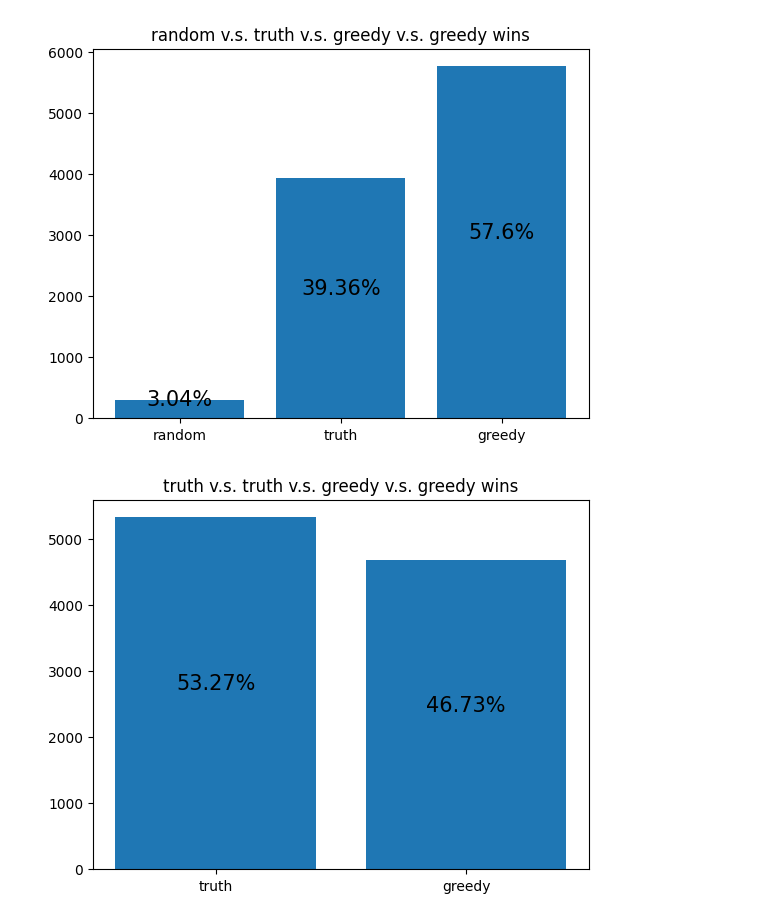
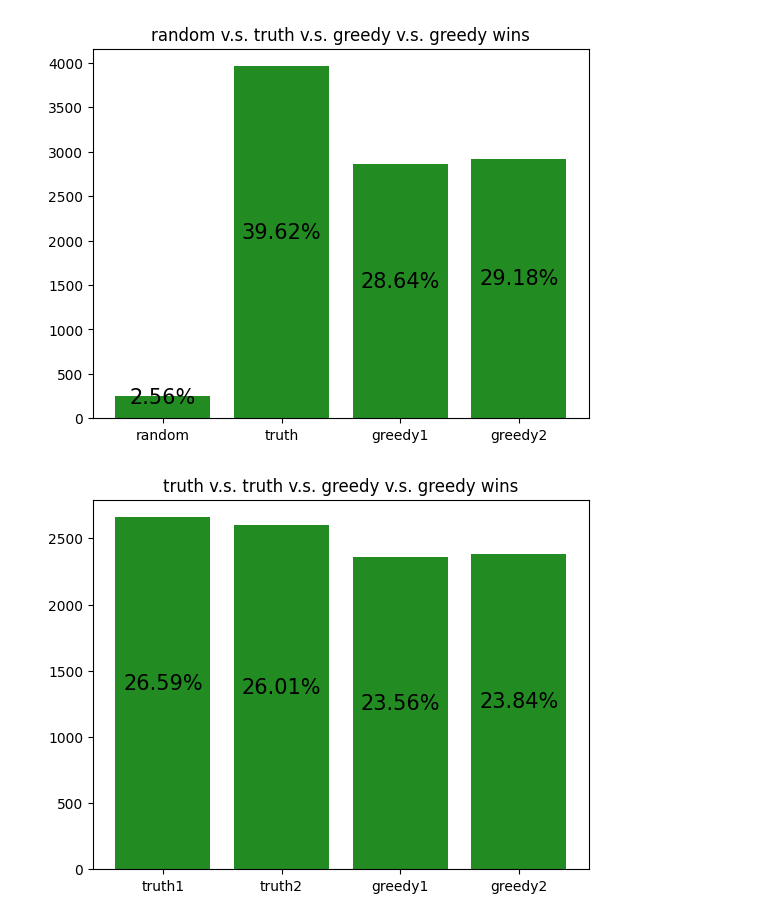
Before and after one commit to riensou/coup, a Jupyter notebook: simulate.ipynb, the cells around one changed output. Saved outputs shown, nothing was run; the diff lists cells and outputs as text; code cells hidden in the pictures.

Commit message:
trained some more models and created more graphs

```diff
--- a/simulate.ipynb
+++ b/simulate.ipynb
@@ -36,7 +36,7 @@ def plot_winners(winners, player_types, title):
     for p_type in player_type_wins.keys():
         player_type_wins[p_type] = len([winner for winner in winners if player_types[winner] == p_type])
     plt.figure()
-    p1 = plt.bar(player_type_wins.keys(), player_type_wins.values())
+    p1 = plt.bar(player_type_wins.keys(), player_type_wins.values(), color='forestgreen')
     for rect1 in p1:
         percent_wins = round(rect1.get_height() / len(winners) * 100, 4)
         height = rect1.get_height()
@@ -88,16 +88,16 @@ plot_winners(winners, player_types, "random v.s. truth v.s. truth v.s. greedy wi
 # %%
 players = [Player('random_player', RANDOM_FUNCS), Player('truth_player', TRUTH_FUNCS), Player('greedy_player1', GREEDY_FUNCS), Player('greedy_player2', GREEDY_FUNCS)]
-player_types = {'random_player': 'random', 'truth_player': 'truth', 'greedy_player1': 'greedy', 'greedy_player2': 'greedy'}
+player_types = {'random_player': 'random', 'truth_player': 'truth', 'greedy_player1': 'greedy1', 'greedy_player2': 'greedy2'}
 winners = run_simulation(players, turn_limit=1000)
 plot_winners(winners, player_types, "random v.s. truth v.s. greedy v.s. greedy wins")
 # %% [output]
-[figure, old version]
+[figure, new version]
 # %%
 players = [Player('truth_player1', TRUTH_FUNCS), Player('truth_player2', TRUTH_FUNCS), Player('greedy_player1', GREEDY_FUNCS), Player('greedy_player2', GREEDY_FUNCS)]
-player_types = {'truth_player1': 'truth', 'truth_player2': 'truth', 'greedy_player1': 'greedy', 'greedy_player2': 'greedy'}
+player_types = {'truth_player1': 'truth1', 'truth_player2': 'truth2', 'greedy_player1': 'greedy1', 'greedy_player2': 'greedy2'}
 winners = run_simulation(players, turn_limit=1000)
 plot_winners(winners, player_types, "truth v.s. truth v.s. greedy v.s. greedy wins")
 # %% [output]
-[figure, old version]
+[figure, new version]
 # %%
 players = [Player('truth_player1', TRUTH_FUNCS), Player('truth_player2', TRUTH_FUNCS), Player('truth_player3', TRUTH_FUNCS), Player('greedy_player', GREEDY_FUNCS)]
```
Also changed, not shown: parts of 22 cells of this notebook, 10 other files.
